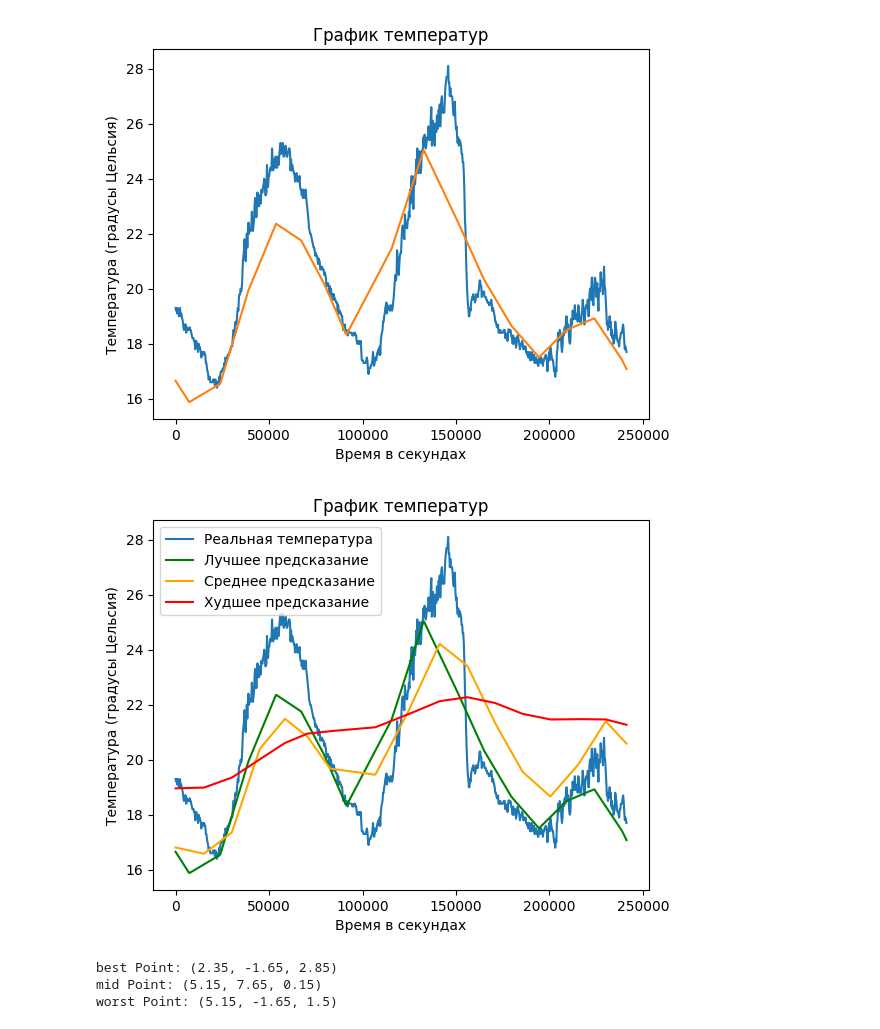
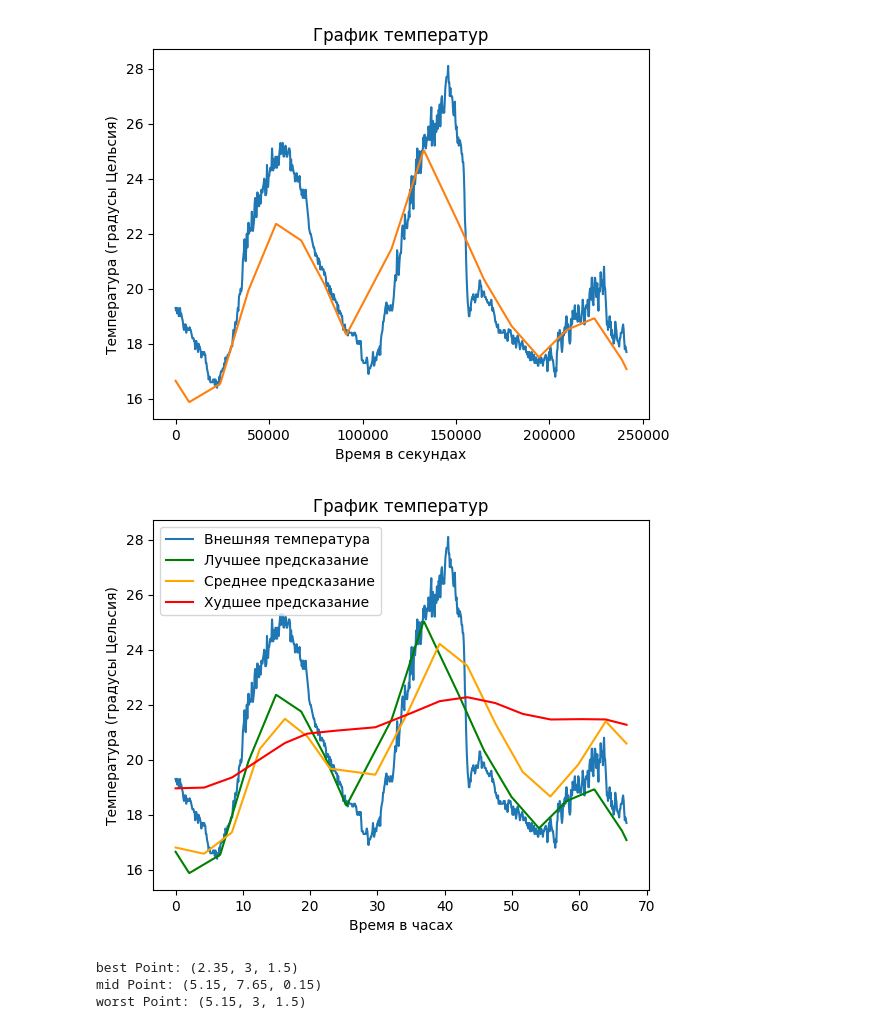
Before and after one commit to mozhayka/microclimate, a Jupyter notebook: src/main.ipynb, the cells around one changed output. Saved outputs shown, nothing was run; the diff lists cells and outputs as text; code cells hidden in the pictures.

```diff
--- a/src/main.ipynb
+++ b/src/main.ipynb
@@ -116,30 +121,30 @@ plt.show()
 [figure]
 # %%
 real = outer_temperature(df_test, 0, -max_shift)
-time = time_column(df_test, 0, -max_shift)
+time = time_column(df_test, 0, -max_shift) / 3600
 
 predict_best = result[-1].predict
 predict_mid = result[len(result) // 2].predict
 predict_worst2 = result[1].predict
 predict_worst = result[0].predict
 
-plt.plot(time, real, label='Реальная температура')
+plt.plot(time, real, label='Внешняя температура')
 plt.plot(time, predict_best, label='Лучшее предсказание', color='green')
 plt.plot(time, predict_mid, label='Среднее предсказание', color='orange')
 # plt.plot(time, predict_worst2, label='Плохое предсказание', color='orange')
 plt.plot(time, predict_worst, label='Худшее предсказание', color='red')
-plt.xlabel('Время в секундах')
+plt.xlabel('Время в часах')
 plt.ylabel('Температура (градусы Цельсия)')
 plt.title('График температур')
 plt.legend()
 plt.show()
 # %% [output]
-[figure, old version]
+[figure, new version]
 # %%
-print(f'best {point_coordinates(df_test, result[-3].point)}')
+print(f'best {point_coordinates(df_test, result[-1].point)}')
 print(f'mid {point_coordinates(df_test, result[len(result) // 2].point)}')
-print(f'worst {point_coordinates(df_test, result[4].point)}')
+print(f'worst {point_coordinates(df_test, result[0].point)}')
 # %% [output]
-best Point: (2.35, -1.65, 2.85)
+best Point: (2.35, 3, 1.5)
 mid Point: (5.15, 7.65, 0.15)
-worst Point: (5.15, -1.65, 1.5)
+worst Point: (5.15, 3, 1.5)
```
Also changed, not shown: parts of 3 cells of this notebook, 36 other files.
